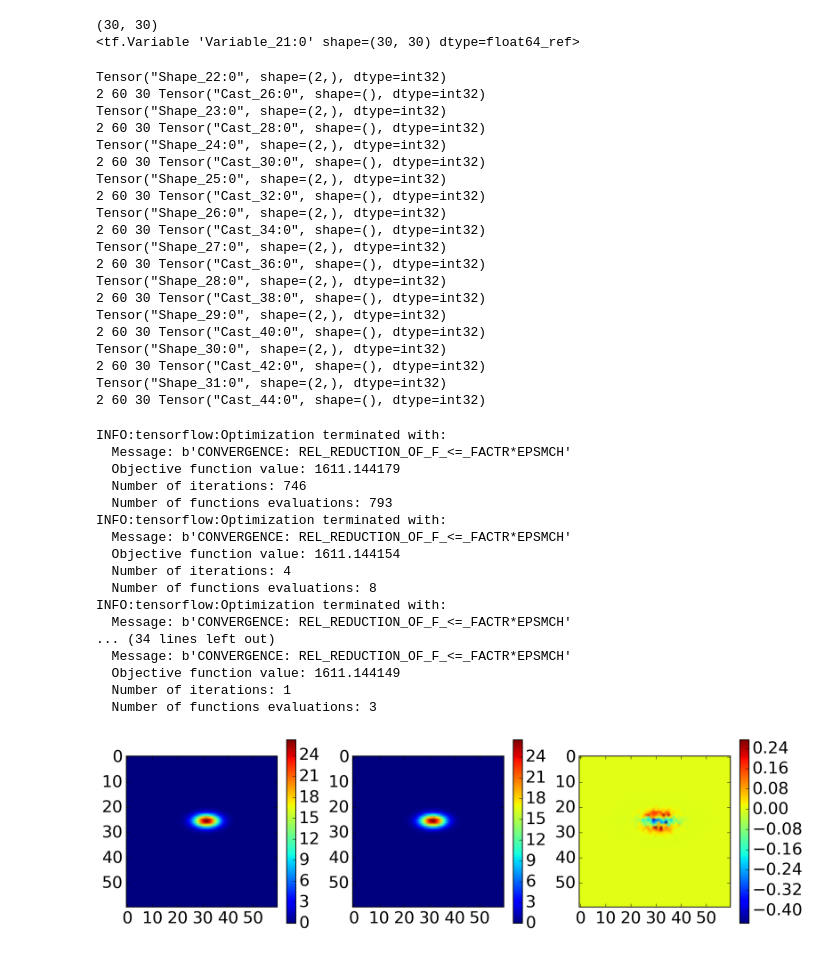
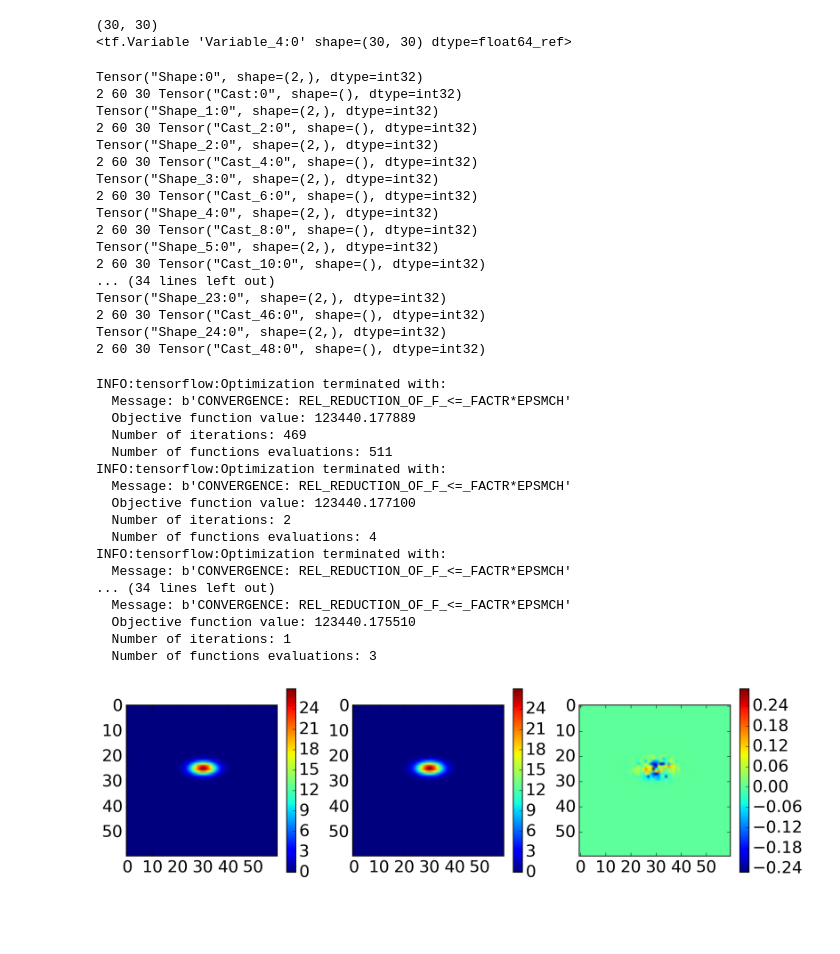
Before and after one commit to benmontet/nutella, a Jupyter notebook: tensorflow_usable_psf_example.ipynb, the cells around one changed output. Saved outputs shown, nothing was run; the diff lists cells and outputs as text; code cells hidden in the pictures; blank space fills up the shorter version.

Commit message:
tensorflow example slightly improved

```diff
--- a/tensorflow_usable_psf_example.ipynb
+++ b/tensorflow_usable_psf_example.ipynb
@@ -92,7 +94,7 @@ def p_operator(image, xshift, yshift, pad):
 
 
 
-        output = np.zeros_like(Z)
+        output = np.zeros_like(Z[0])
         '''
         if pss+whole_x < 0:
             return output
@@ -119,42 +121,39 @@ def p_operator(image, xshift, yshift, pad):
 
         return output
 # %%
-amp = tf.Variable(0.8*tf.ones(10, dtype=tf.float64))
+amp = tf.Variable(0.8*tf.ones(nframes, dtype=tf.float64))
 z_mod = tf.Variable(Zmod*tf.ones((Zmod.shape[0],Zmod.shape[1]), dtype=tf.float64))
 
 print(np.shape(Zmod))
 print(z_mod)
 # %% [output]
 (30, 30)
-<tf.Variable 'Variable_21:0' shape=(30, 30) dtype=float64_ref>
+<tf.Variable 'Variable_4:0' shape=(30, 30) dtype=float64_ref>
 # %%
-pos = tf.Variable(13*tf.ones((10,2), dtype=tf.float64))
+pos = tf.Variable(13*tf.ones((nframes,2), dtype=tf.float64))
 #transforms = [1, 0, -3, 0, 1, -4, 0, 0]
 #Ztwo = tf.contrib.image.translate(z_mod, transforms, interpolation='bilinear')
 
 
-z_test = [amp[i]*p_operator(z_mod, pos[i,0], pos[i,1], 2) for i in range(10)]
+z_test = [amp[i]*p_operator(z_mod, pos[i,0], pos[i,1], 2) for i in range(nframes)]
 # %% [output]
-Tensor("Shape_22:0", shape=(2,), dtype=int32)
-2 60 30 Tensor("Cast_26:0", shape=(), dtype=int32)
+Tensor("Shape:0", shape=(2,), dtype=int32)
+2 60 30 Tensor("Cast:0", shape=(), dtype=int32)
+Tensor("Shape_1:0", shape=(2,), dtype=int32)
+2 60 30 Tensor("Cast_2:0", shape=(), dtype=int32)
+Tensor("Shape_2:0", shape=(2,), dtype=int32)
+2 60 30 Tensor("Cast_4:0", shape=(), dtype=int32)
+Tensor("Shape_3:0", shape=(2,), dtype=int32)
+2 60 30 Tensor("Cast_6:0", shape=(), dtype=int32)
+Tensor("Shape_4:0", shape=(2,), dtype=int32)
+2 60 30 Tensor("Cast_8:0", shape=(), dtype=int32)
+Tensor("Shape_5:0", shape=(2,), dtype=int32)
+2 60 30 Tensor("Cast_10:0", shape=(), dtype=int32)
+... (34 lines left out)
 Tensor("Shape_23:0", shape=(2,), dtype=int32)
-2 60 30 Tensor("Cast_28:0", shape=(), dtype=int32)
+2 60 30 Tensor("Cast_46:0", shape=(), dtype=int32)
 Tensor("Shape_24:0", shape=(2,), dtype=int32)
-2 60 30 Tensor("Cast_30:0", shape=(), dtype=int32)
-Tensor("Shape_25:0", shape=(2,), dtype=int32)
-2 60 30 Tensor("Cast_32:0", shape=(), dtype=int32)
-Tensor("Shape_26:0", shape=(2,), dtype=int32)
-2 60 30 Tensor("Cast_34:0", shape=(), dtype=int32)
-Tensor("Shape_27:0", shape=(2,), dtype=int32)
-2 60 30 Tensor("Cast_36:0", shape=(), dtype=int32)
-Tensor("Shape_28:0", shape=(2,), dtype=int32)
-2 60 30 Tensor("Cast_38:0", shape=(), dtype=int32)
-Tensor("Shape_29:0", shape=(2,), dtype=int32)
-2 60 30 Tensor("Cast_40:0", shape=(), dtype=int32)
-Tensor("Shape_30:0", shape=(2,), dtype=int32)
-2 60 30 Tensor("Cast_42:0", shape=(), dtype=int32)
-Tensor("Shape_31:0", shape=(2,), dtype=int32)
-2 60 30 Tensor("Cast_44:0", shape=(), dtype=int32)
+2 60 30 Tensor("Cast_48:0", shape=(), dtype=int32)
 # %%
 nll = 0.5*tf.reduce_sum((tf.divide((z_tensor - z_test), z_err)**2))
 gradient = tf.gradients(nll, [pos, amp, z_mod])
@@ -203,7 +202,7 @@ def p_operator_orig(image, xshift, yshift, pad):
         return output
 # %%
 optim = tf.contrib.opt.ScipyOptimizerInterface(loss=nll,
-                                                   method='L-BFGS-B')
+                                                   method='L-BFGS-B', options={'maxiter': 2000})
 
 nll_history = []
 
@@ -226,37 +225,37 @@ with tf.Session() as sess:
 # %% [output]
 INFO:tensorflow:Optimization terminated with:
   Message: b'CONVERGENCE: REL_REDUCTION_OF_F_<=_FACTR*EPSMCH'
-  Objective function value: 1611.144179
-  Number of iterations: 746
-  Number of functions evaluations: 793
+  Objective function value: 123440.177889
+  Number of iterations: 469
+  Number of functions evaluations: 511
 INFO:tensorflow:Optimization terminated with:
   Message: b'CONVERGENCE: REL_REDUCTION_OF_F_<=_FACTR*EPSMCH'
-  Objective function value: 1611.144154
-  Number of iterations: 4
-  Number of functions evaluations: 8
+  Objective function value: 123440.177100
+  Number of iterations: 2
+  Number of functions evaluations: 4
 INFO:tensorflow:Optimization terminated with:
   Message: b'CONVERGENCE: REL_REDUCTION_OF_F_<=_FACTR*EPSMCH'
 ... (34 lines left out)
   Message: b'CONVERGENCE: REL_REDUCTION_OF_F_<=_FACTR*EPSMCH'
-  Objective function value: 1611.144149
+  Objective function value: 123440.175510
   Number of iterations: 1
   Number of functions evaluations: 3
 # %%
-j = 3
+j = 24
 model = params[1][j]*p_operator_orig(params[2], params[0][j][0], params[0][j][1], 2)
 plt.figure(figsize=(14,4))
 plt.subplot(131)
 plt.imshow(model)
 plt.colorbar()
 plt.subplot(132)
 plt.imshow(Z[j])
 plt.colorbar()
 plt.subplot(133)
 plt.imshow(model-Z[j])
 plt.colorbar()
 plt.show()
 # %% [output]
-[figure, old version]
+[figure, new version]
 # %%
 plt.plot(params[1])
 # %% [output]
```
Also changed, not shown: parts of 10 cells of this notebook.
